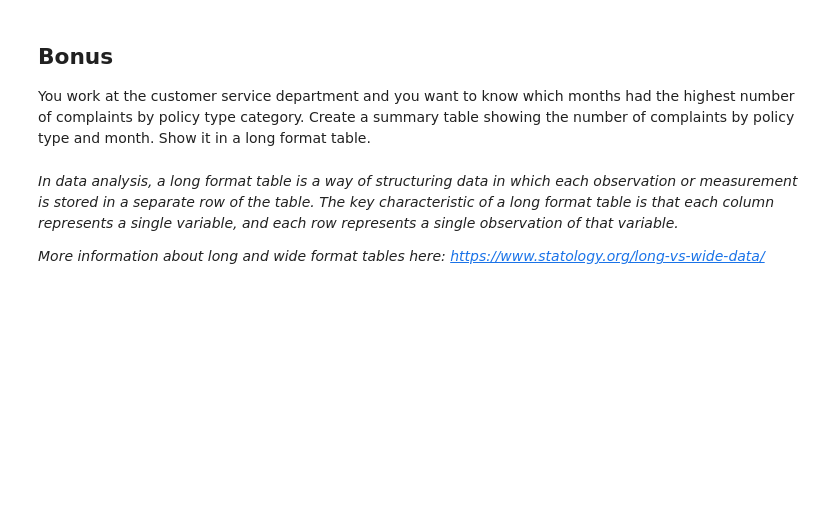
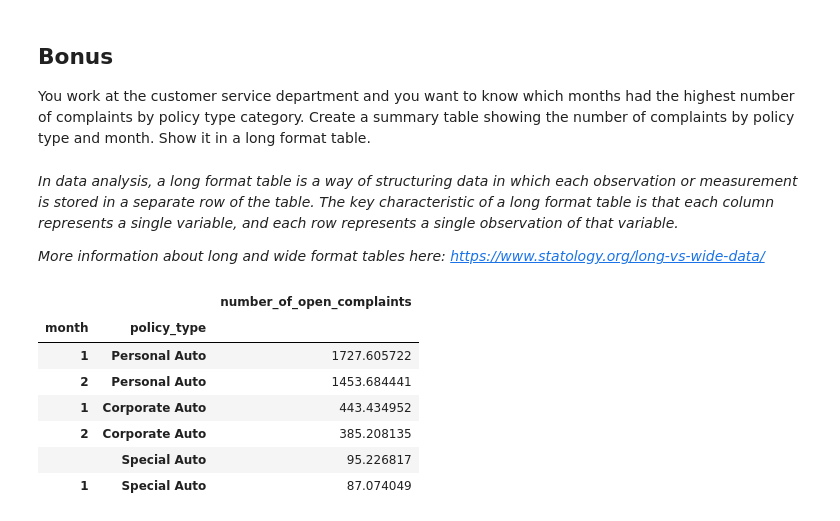
Before and after one commit to jipijipi/lab-dw-data-structuring-and-combining, a Jupyter notebook: lab-dw-data-structuring-and-combining.ipynb, the cells around one changed output. Drawn from its saved outputs; the diff is of its cells as text; code cells hidden in the pictures; blank space fills up the shorter version.

```diff
--- a/lab-dw-data-structuring-and-combining.ipynb
+++ b/lab-dw-data-structuring-and-combining.ipynb
@@ -147,6 +285,15 @@ Show it in a long format table.
 *More information about long and wide format tables here: https://www.statology.org/long-vs-wide-data/*
 # %%
 # Your code goes here
-complaints_pivot_table = df_mkt.pivot_table(values='number_of_open_complaints', index=['month', 'policy_type'], aggfunc='sum').reset_index()
+complaints_pivot_table = df_mkt.pivot_table(values='number_of_open_complaints', index=['month', 'policy_type'], aggfunc='sum')
 complaints_pivot_table = complaints_pivot_table.sort_values(by='number_of_open_complaints', ascending=False)
 display(complaints_pivot_table)
+# %% [output]
+|  |  | number_of_open_complaints |
+| month | policy_type |  |
+| 1 | Personal Auto | 1727.605722 |
+| 2 | Personal Auto | 1453.684441 |
+| 1 | Corporate Auto | 443.434952 |
+| 2 | Corporate Auto | 385.208135 |
+|  | Special Auto | 95.226817 |
+| 1 | Special Auto | 87.074049 |
```
Also changed, not shown: parts of 7 cells of this notebook.
